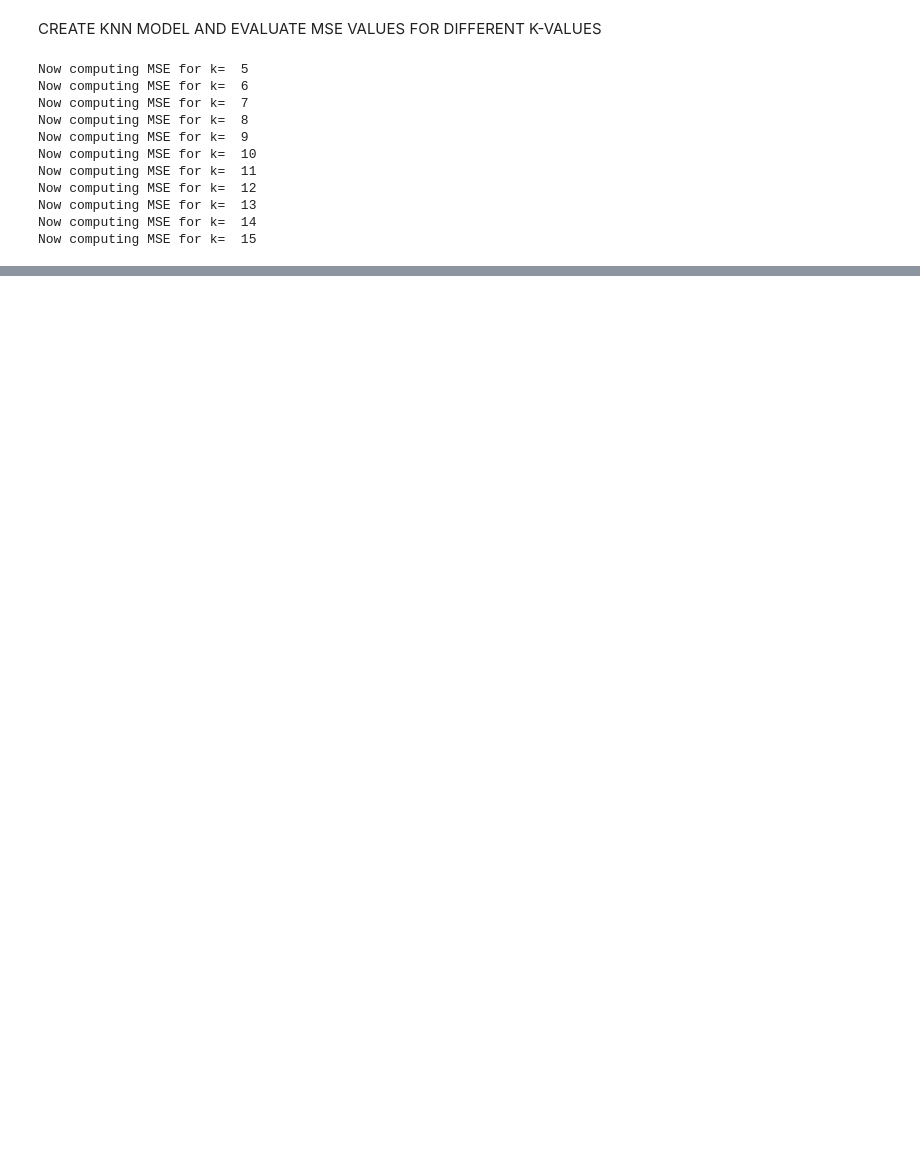
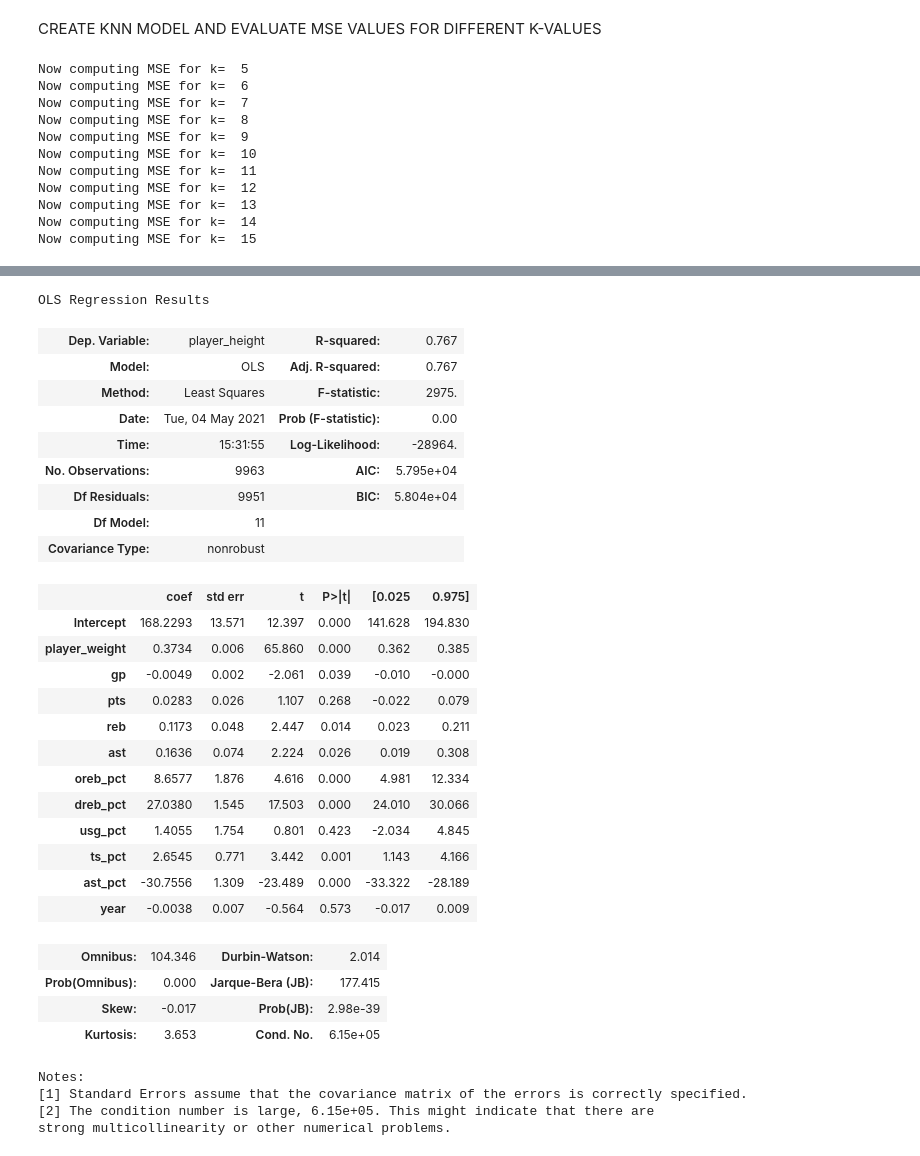
Before and after one commit to Ovalle3/nba-data-analysis, a Jupyter notebook: nba_2019.ipynb, the cells around one changed output, grey strips where cells are left out. Saved outputs shown, nothing was run; the diff lists cells and outputs as text; code cells hidden in the pictures; blank space fills up the shorter version.

```diff
--- a/nba_2019.ipynb
+++ b/nba_2019.ipynb
@@ -449,0 +483,7 @@ Text(0.5, 1.0, 'MSE for different numbers of neighbors')
+# %%
+new_nba = nba.drop(columns = ["player_name", "team_abbreviation","age","college","country","draft_year","draft_round","draft_number","is_center","position","net_rating"])
+pts_filter = new_nba["pts"] >= 2.0
+nba_pts = new_nba[pts_filter]
+nba_pts["year"] = nba_pts["season"].dt.year
+nba_pts.drop(columns = ["season"], inplace = True)
+nba_pts.head()
@@ -449,0 +506,35 @@ Text(0.5, 1.0, 'MSE for different numbers of neighbors')
+# %%
+linreg = smf.ols("player_height ~ player_weight + gp + pts + reb + ast + oreb_pct + dreb_pct + usg_pct + ts_pct + ast_pct + year",data=nba_pts).fit()
+linreg.summary()
+# %% [output]
+OLS Regression Results
+| Dep. Variable: | player_height | R-squared: | 0.767 |
+| Model: | OLS | Adj. R-squared: | 0.767 |
+| Method: | Least Squares | F-statistic: | 2975. |
+| Date: | Tue, 04 May 2021 | Prob (F-statistic): | 0.00 |
+| Time: | 15:31:55 | Log-Likelihood: | -28964. |
+| No. Observations: | 9963 | AIC: | 5.795e+04 |
+| Df Residuals: | 9951 | BIC: | 5.804e+04 |
+| Df Model: | 11 |  |  |
+| Covariance Type: | nonrobust |  |  |
+|  | coef | std err | t | P>|t| | [0.025 | 0.975] |
+| Intercept | 168.2293 | 13.571 | 12.397 | 0.000 | 141.628 | 194.830 |
+| player_weight | 0.3734 | 0.006 | 65.860 | 0.000 | 0.362 | 0.385 |
+| gp | -0.0049 | 0.002 | -2.061 | 0.039 | -0.010 | -0.000 |
+| pts | 0.0283 | 0.026 | 1.107 | 0.268 | -0.022 | 0.079 |
+| reb | 0.1173 | 0.048 | 2.447 | 0.014 | 0.023 | 0.211 |
+| ast | 0.1636 | 0.074 | 2.224 | 0.026 | 0.019 | 0.308 |
+| oreb_pct | 8.6577 | 1.876 | 4.616 | 0.000 | 4.981 | 12.334 |
+| dreb_pct | 27.0380 | 1.545 | 17.503 | 0.000 | 24.010 | 30.066 |
+| usg_pct | 1.4055 | 1.754 | 0.801 | 0.423 | -2.034 | 4.845 |
+| ts_pct | 2.6545 | 0.771 | 3.442 | 0.001 | 1.143 | 4.166 |
+| ast_pct | -30.7556 | 1.309 | -23.489 | 0.000 | -33.322 | -28.189 |
+| year | -0.0038 | 0.007 | -0.564 | 0.573 | -0.017 | 0.009 |
+| Omnibus: | 104.346 | Durbin-Watson: | 2.014 |
+| Prob(Omnibus): | 0.000 | Jarque-Bera (JB): | 177.415 |
+| Skew: | -0.017 | Prob(JB): | 2.98e-39 |
+| Kurtosis: | 3.653 | Cond. No. | 6.15e+05 |
+Notes:
+[1] Standard Errors assume that the covariance matrix of the errors is correctly specified.
+[2] The condition number is large, 6.15e+05. This might indicate that there are
+strong multicollinearity or other numerical problems.
```
Also changed, not shown: parts of 37 cells of this notebook.
